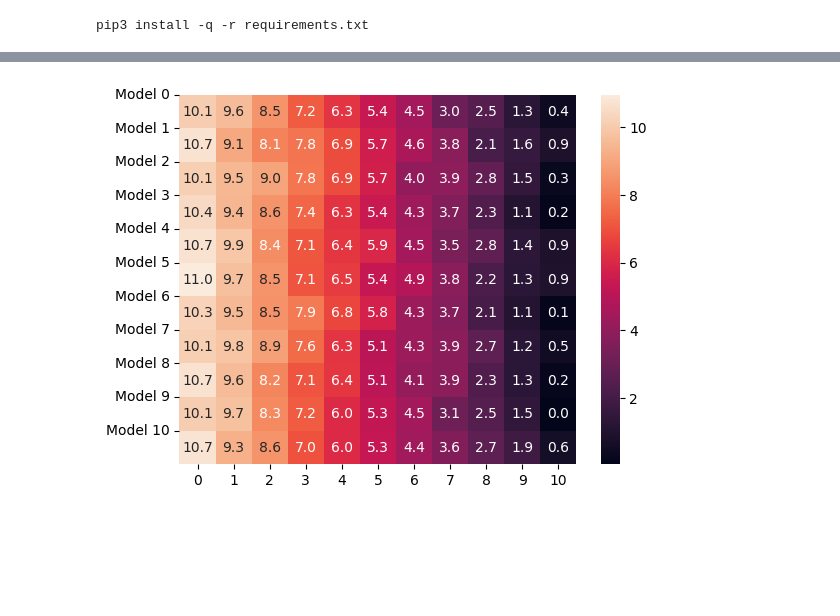
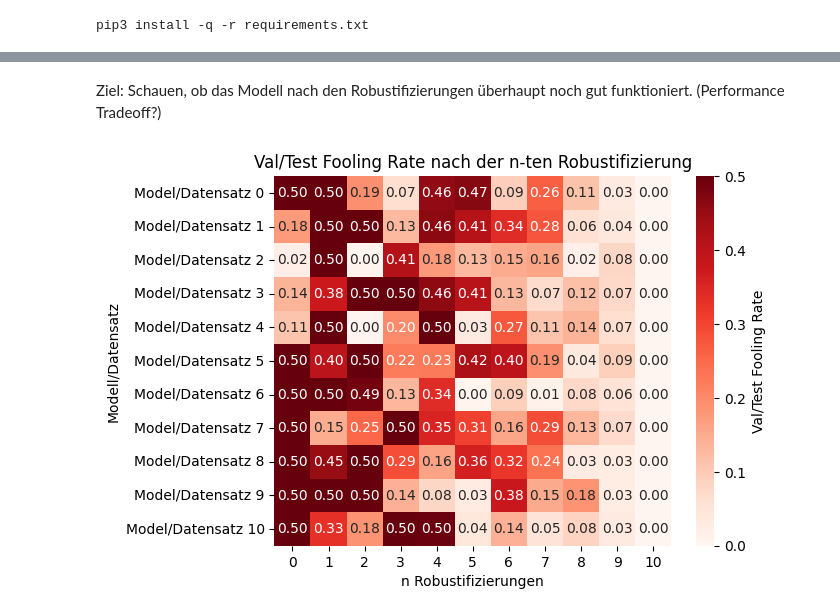
Before and after one commit to AdversarialAttacks/main, a Jupyter notebook: notebooks/08-eval-uap.ipynb, the cells around one changed output, grey strips where cells are left out. Cells and saved outputs as stored; diff of their text form; code cells hidden in the pictures; blank space fills up the shorter version.

```diff
--- a/notebooks/08-eval-uap.ipynb
+++ b/notebooks/08-eval-uap.ipynb
@@ -25,11 +39,16 @@ from src.utils.transform_perturbation import AddImagePerturbation
+# %% [markdown]
+Ziel: Schauen, ob das Modell nach den Robustifizierungen überhaupt noch gut funktioniert. (Performance Tradeoff?)
 # %%
-test_matrix = torch.linspace(10, 0, 11).repeat(11,1)
-test_matrix += torch.rand_like(test_matrix)
+test_matrix = torch.linspace(1, 0.0, 11).repeat(11, 1)
+test_matrix *= torch.rand_like(test_matrix)
+test_matrix = test_matrix.clip(0, 0.5)
 
 # plot heatmap  with numbers
-sns.heatmap(test_matrix, annot=True, fmt=".1f")
-plt.yticks(torch.linspace(0, 10, 11), [f"Model {i}" for i in range(11)], rotation=0)
-plt.xlab
+sns.heatmap(test_matrix, annot=True, fmt=".2f", cmap="Reds", cbar_kws={'label': 'Val/Test Fooling Rate'})
+plt.yticks(torch.linspace(0, 10, 11) + 0.5, [f"Model/Datensatz {i}" for i in range(11)], rotation=0)
+plt.xlabel("n Robustifizierungen")
+plt.ylabel("Modell/Datensatz")
+plt.title("Val/Test Fooling Rate nach der n-ten Robustifizierung")
 plt.show()
 # %% [output]
-[figure, old version]
+[figure, new version]
```
Also changed, not shown: parts of 8 cells of this notebook.
